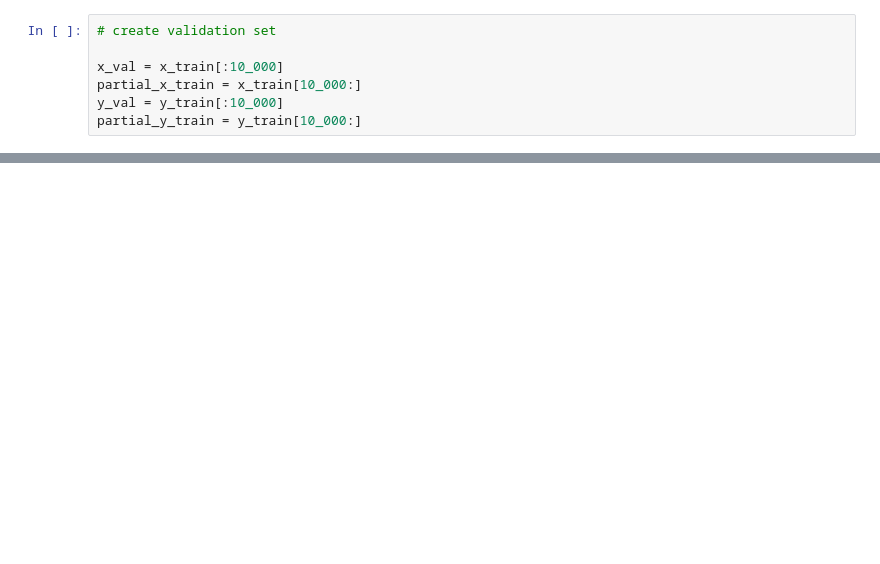
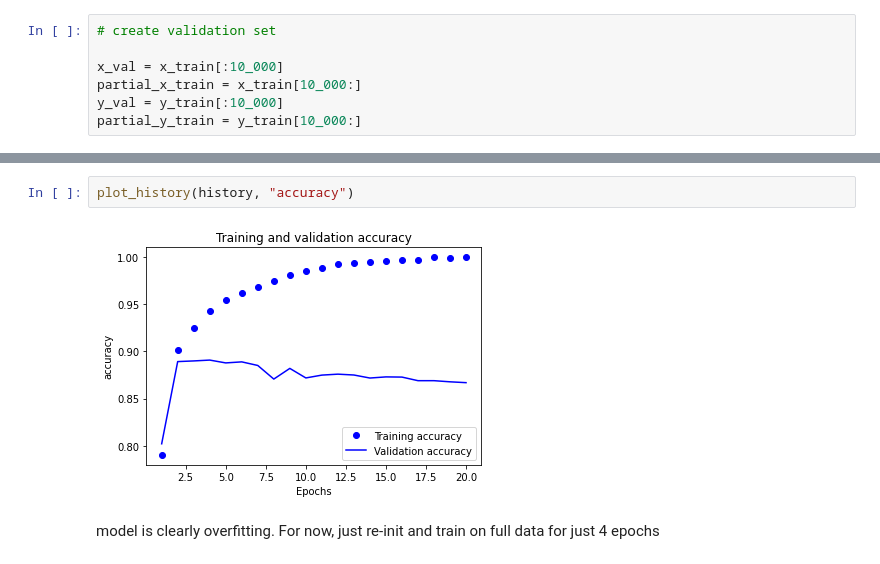
Before and after one commit to eballesteros/deep-learning-with-python-notebooks, a Jupyter notebook: my_notebooks/chapter04_getting-started-with-neural-networks.ipynb, the cells around one changed output, grey strips where cells are left out. Drawn from its saved outputs; the diff is of its cells as text; blank space fills up the shorter version.

```diff
--- a/my_notebooks/chapter04_getting-started-with-neural-networks.ipynb
+++ b/my_notebooks/chapter04_getting-started-with-neural-networks.ipynb
@@ -100,0 +141,6 @@ history = model.fit(
+# %%
+plot_history(history, "accuracy")
+# %% [output]
+[figure, added]
+# %% [markdown]
+model is clearly overfitting. For now, just re-init and train on full data for just 4 epochs
```
Also changed, not shown: parts of 16 cells of this notebook.
